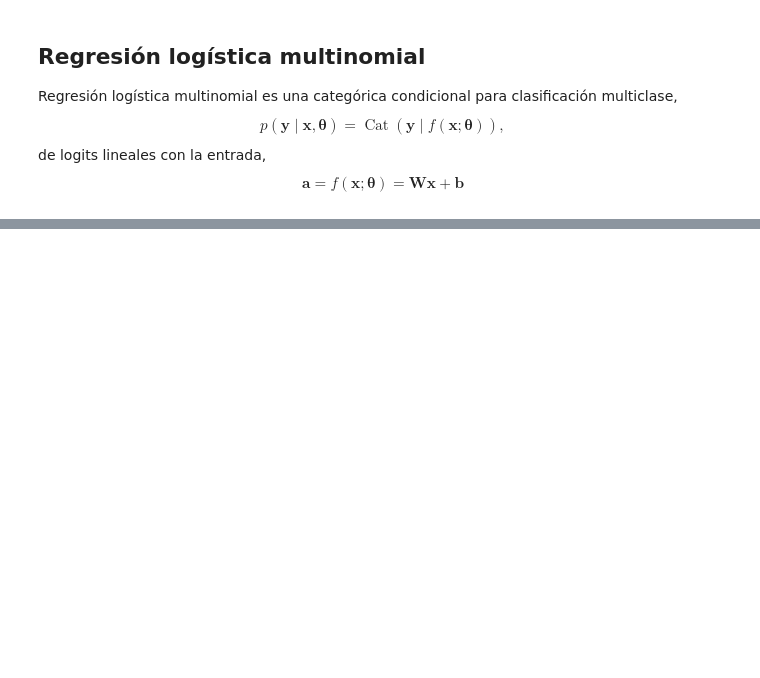
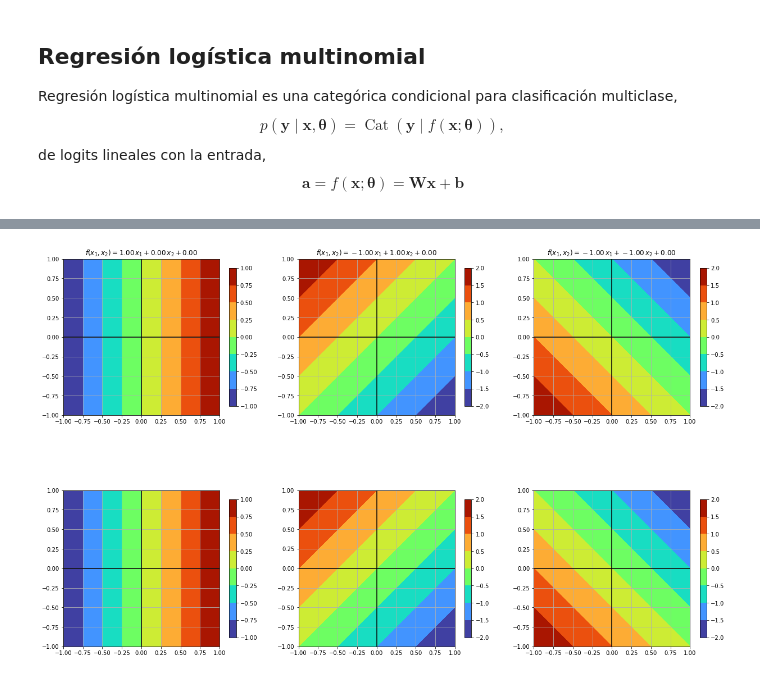
Before and after one commit to AlfonsJ/2024_07_31_PER2324, a Jupyter notebook: 02_fun/2.5 Distribuciones categórica y multinomial/2.5.ipynb, the cells around one changed output, grey strips where cells are left out. Drawn from its saved outputs; the diff is of its cells as text; code cells hidden in the pictures; blank space fills up the shorter version.

```diff
--- a/02_fun/2.5 Distribuciones categórica y multinomial/2.5.ipynb
+++ b/02_fun/2.5 Distribuciones categórica y multinomial/2.5.ipynb
@@ -91,3 +91,10 @@ $$p(\boldsymbol{y}\mid\boldsymbol{x},\boldsymbol{\theta})%
 =\operatorname{Cat}(\boldsymbol{y}\mid f(\boldsymbol{x};\boldsymbol{\theta})),$$
 de logits lineales con la entrada,
 $$\boldsymbol{a}=f(\boldsymbol{x};\boldsymbol{\theta})=\mathbf{W}\boldsymbol{x}+\boldsymbol{b}$$
+# %%
+x_min = y_min = -1.0
+x_max = y_max = 1.0
+x, y = np.meshgrid(np.linspace(x_min, x_max, num=3), np.linspace(y_min, y_max, num=3))
+#X = np.squeeze(np.dstack([np.ravel(x), np.ravel(y)]))
+#X
+x, y
@@ -93,0 +108,8 @@ $$\boldsymbol{a}=f(\boldsymbol{x};\boldsymbol{\theta})=\mathbf{W}\boldsymbol{x}+
+# %%
+W = np.array([[1., .0], [-1., 1.], [-1., -1.]])
+b = np.array([0, 0, 0])
+for j in (0, 1, 2):
+    print(W[j, 0] * x + W[j, 1] * y + b[j])
+
+#print(x, y)
+#W[0, 0] * x + W[0, 1] * 1 + b[0]
@@ -93,0 +126,24 @@ $$\boldsymbol{a}=f(\boldsymbol{x};\boldsymbol{\theta})=\mathbf{W}\boldsymbol{x}+
+# %%
+#X = np.squeeze(np.dstack([np.ravel(x), np.ravel(y)]))
+#print(X)
+#f = X @ W.T + b
+#print(W, X[0], b, W @ X[0] + b)
+fig, axes = plt.subplots(2, 3, figsize=(18, 12))
+fig.tight_layout(pad=4)
+for i in (0, 1):
+    for j in (0, 1, 2):
+        axes[i, j].set(aspect='equal', xlim=(x_min, x_max), ylim=(y_min, y_max))
+        axes[i, j].grid()
+        axes[i, j].axhline(0, color='black')
+        axes[i, j].axvline(0, color='black')
+        if not i:
+            axes[i, j].set_title('$f(x_1, x_2)={:.2f}\,x_1+{:.2f}\,x_2+{:.2f}$'.format(W[j, 0], W[j, 1], b[j]))
+            cp = axes[i, j].contourf(x, y, W[j, 0] * x + W[j, 1] * y + b[j], cmap='turbo')
+        else:
+            #a = np.zeros(3)
+            #for k in (0, 1, 2):
+            #    a[k] =  W[k, 0] * x + W[k, 1] * y + b[k]
+            cp = axes[i, j].contourf(x, y, W[j, 0] * x + W[j, 1] * y + b[j], cmap='turbo')
+        plt.colorbar(cp, ax=axes[i, j], shrink=0.7)
+# %% [output]
+[figure, added]
```
Also changed, not shown: parts of 3 cells of this notebook.
